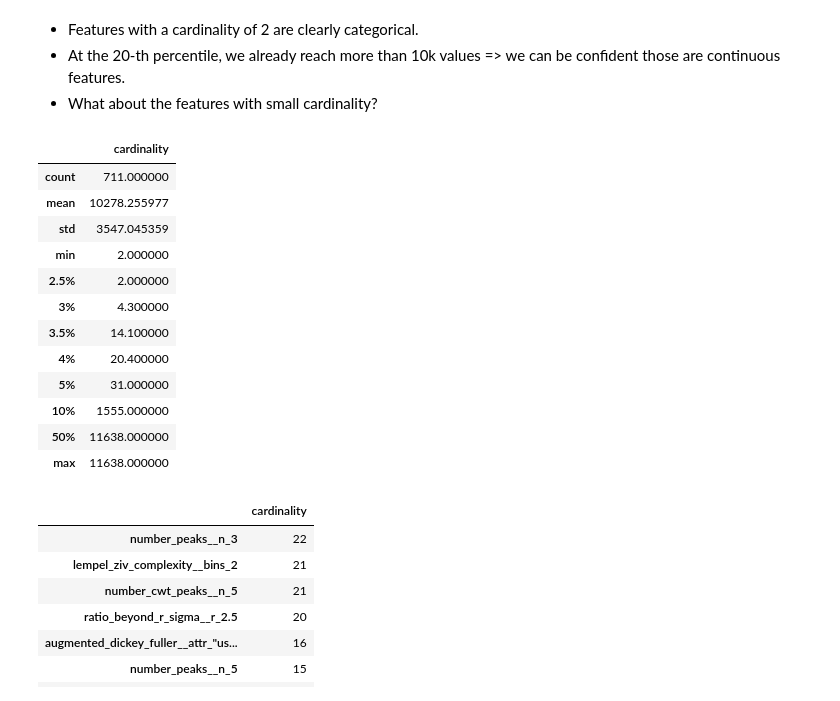
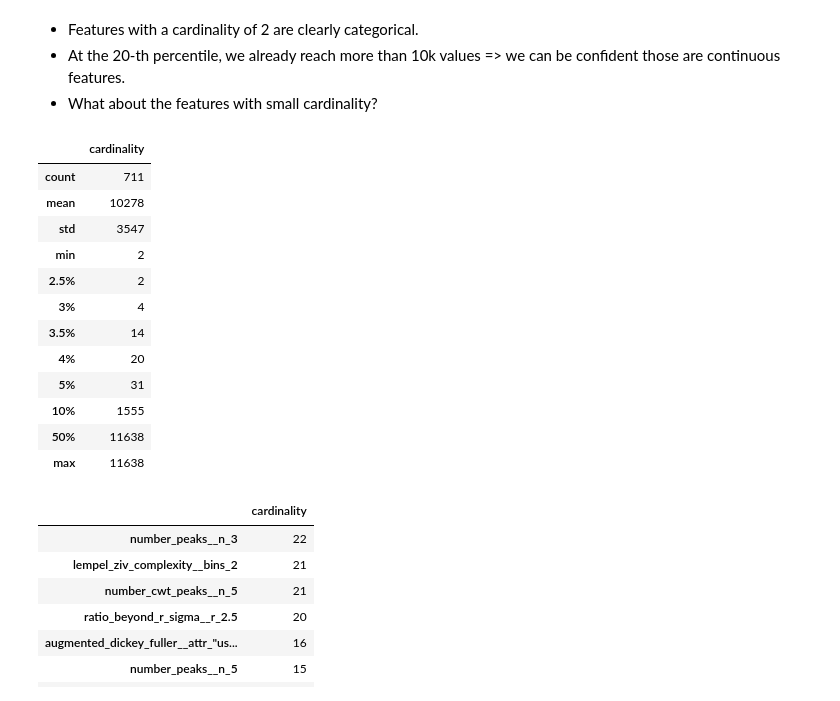
Before and after one commit to juliepinole/proj2, a Jupyter notebook: task_1/Task_1_ML.ipynb, the cells around one changed output. Saved outputs shown, nothing was run; the diff lists cells and outputs as text; code cells hidden in the pictures.

```diff
--- a/task_1/Task_1_ML.ipynb
+++ b/task_1/Task_1_ML.ipynb
@@ -841,21 +842,21 @@ features_infos = lib.features_information(tsf_fresh_features_processed)
 *  At the 20-th percentile, we already reach more than 10k values => we can be confident those are continuous features.
 * What about the features with small cardinality?
 # %%
-features_infos.describe(percentiles=[0.025, 0.03, 0.035, 0.04, 0.05, 0.1])
+features_infos.describe(percentiles=[0.025, 0.03, 0.035, 0.04, 0.05, 0.1]).style.format(format_dict)
 # %% [output]
 |  | cardinality |
-| count | 711.000000 |
-| mean | 10278.255977 |
-| std | 3547.045359 |
-| min | 2.000000 |
-| 2.5% | 2.000000 |
-| 3% | 4.300000 |
-| 3.5% | 14.100000 |
-| 4% | 20.400000 |
-| 5% | 31.000000 |
-| 10% | 1555.000000 |
-| 50% | 11638.000000 |
-| max | 11638.000000 |
+| count | 711 |
+| mean | 10278 |
+| std | 3547 |
+| min | 2 |
+| 2.5% | 2 |
+| 3% | 4 |
+| 3.5% | 14 |
+| 4% | 20 |
+| 5% | 31 |
+| 10% | 1555 |
+| 50% | 11638 |
+| max | 11638 |
 # %%
 features_infos.iloc[-32:-15]
 # %% [output]
```
Also changed, not shown: parts of 1 cell of this notebook, 3 other files.
